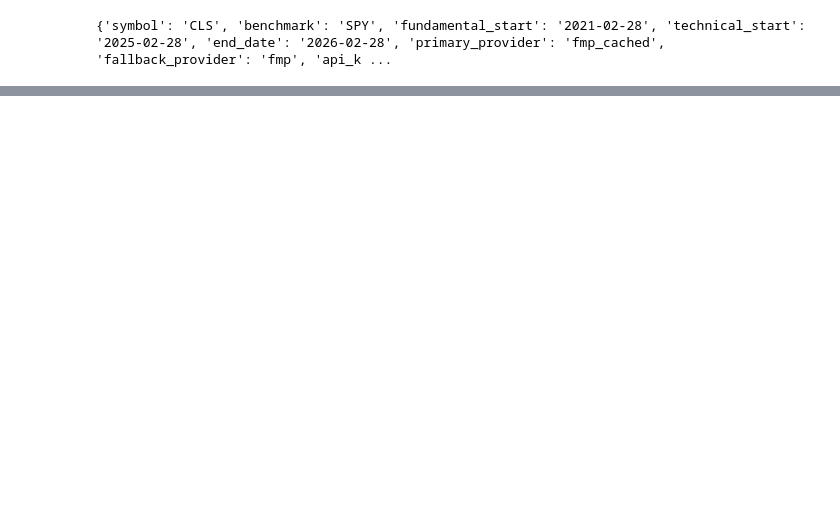
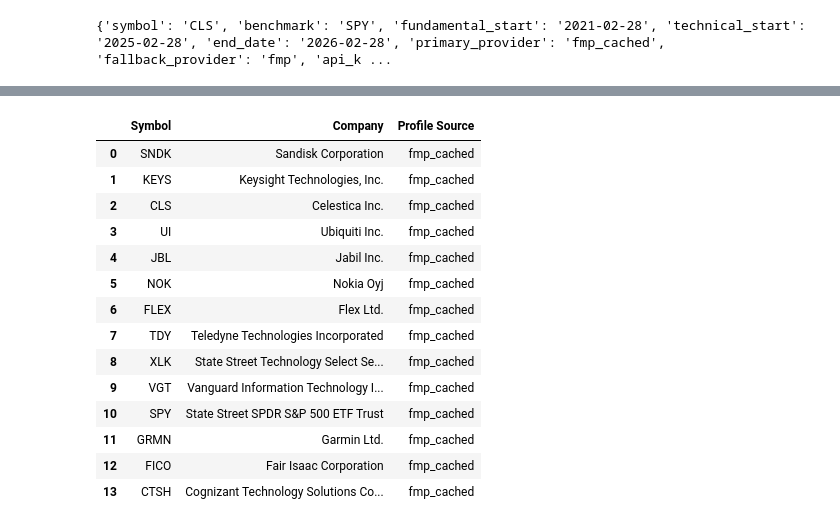
Before and after one commit to prajoria/OpenBB, a Jupyter notebook: Analysis/00. single_stock_analysis_playbook_template.ipynb, the cells around one changed output, grey strips where cells are left out. Saved outputs shown, nothing was run; the diff lists cells and outputs as text; code cells hidden in the pictures; blank space fills up the shorter version.

```diff
--- a/Analysis/00. single_stock_analysis_playbook_template.ipynb
+++ b/Analysis/00. single_stock_analysis_playbook_template.ipynb
@@ -512,0 +821,50 @@ Correlation heatmap and risk-return scatter for peer and benchmark comparison.
+# %%
+# Build ticker-to-company legend for the plotted universe
+legend_symbols = []
+if "relative_table" in globals() and isinstance(relative_table, pd.DataFrame) and not relative_table.empty:
+    legend_symbols = [str(s).upper() for s in relative_table.index.tolist()]
+elif "universe" in globals() and isinstance(universe, list):
+    legend_symbols = [str(s).upper() for s in universe]
+
+legend_rows = []
+for sym in legend_symbols:
+    company_name = np.nan
+    profile_provider_used = np.nan
+    try:
+        p_obj, p_provider = call_obb(obb.equity.profile, symbol=sym)
+        p_df = to_df(p_obj)
+        company_name = first_available_value(
+            p_df,
+            ["name", "company_name", "company", "long_name", "short_name"],
+            default=np.nan,
+        )
+        profile_provider_used = p_provider
+    except Exception:
+        pass
+
+    legend_rows.append(
+        {
+            "Symbol": sym,
+            "Company": company_name if pd.notna(company_name) else sym,
+            "Profile Source": profile_provider_used,
+        }
+    )
+
+symbol_legend_df = pd.DataFrame(legend_rows).drop_duplicates(subset=["Symbol"]).reset_index(drop=True)
+display(symbol_legend_df)
+# %% [output]
+|  | Symbol | Company | Profile Source |
+| 0 | SNDK | Sandisk Corporation | fmp_cached |
+| 1 | KEYS | Keysight Technologies, Inc. | fmp_cached |
+| 2 | CLS | Celestica Inc. | fmp_cached |
+| 3 | UI | Ubiquiti Inc. | fmp_cached |
+| 4 | JBL | Jabil Inc. | fmp_cached |
+| 5 | NOK | Nokia Oyj | fmp_cached |
+| 6 | FLEX | Flex Ltd. | fmp_cached |
+| 7 | TDY | Teledyne Technologies Incorporated | fmp_cached |
+| 8 | XLK | State Street Technology Select Se... | fmp_cached |
+| 9 | VGT | Vanguard Information Technology I... | fmp_cached |
+| 10 | SPY | State Street SPDR S&P 500 ETF Trust | fmp_cached |
+| 11 | GRMN | Garmin Ltd. | fmp_cached |
+| 12 | FICO | Fair Isaac Corporation | fmp_cached |
+| 13 | CTSH | Cognizant Technology Solutions Co... | fmp_cached |
```
Also changed, not shown: parts of 34 cells of this notebook, 2 other files.
